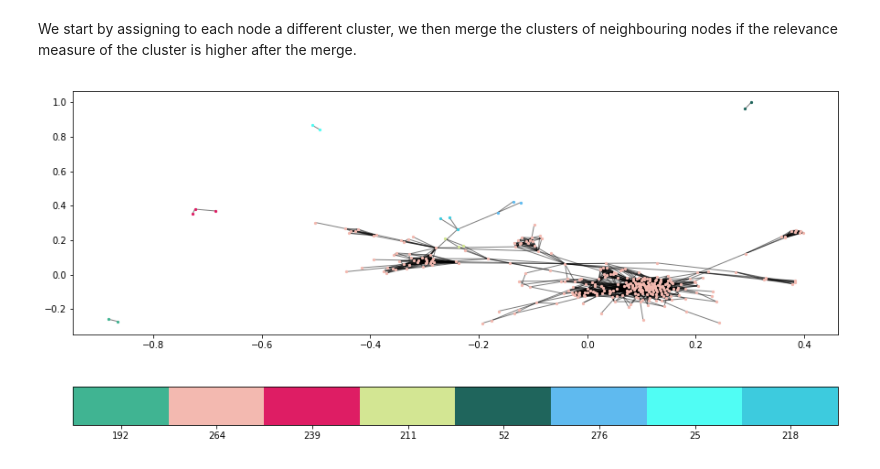
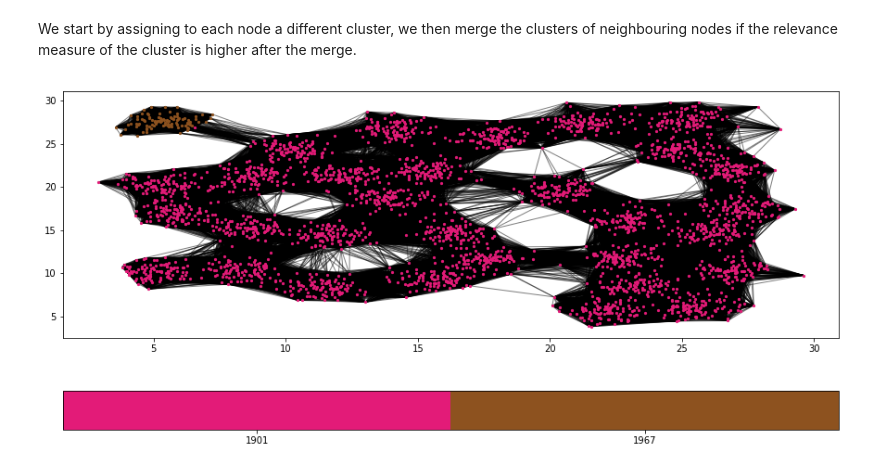
Before and after one commit to barbafrank/LCP_projects_Y2, a Jupyter notebook: Clustering2.ipynb, the cells around one changed output. Cells and saved outputs as stored; diff of their text form; code cells hidden in the pictures.

Commit message:
changed clustering 2 to use new libs

```diff
--- a/Clustering2.ipynb
+++ b/Clustering2.ipynb
@@ -69,0 +42,10 @@ axs[1].spy(L_mat_T)
+# %%
+plt.figure()
+plt.spy(A_mat)
+plt.show()
+
+L_T = transposeEdgelist(L, True)
+L_mat_T = list2matrix(L_T)
+plt.figure()
+plt.spy(L_mat_T)
+plt.show()
@@ -81,22 +66,22 @@ def cluster_std(nodes, measure):
     clust_measure = measure[nodes]
     if clust_measure.shape[0] <= 1:
         return 0.
-    return 1./clust_measure.std()
+    return 1/(clust_measure.std())
 # %%
 # get in/out degrees
-inDeg, outDeg = getInOutDegree(L)
+inDeg = np.sum(L_mat_T, axis=1)
+outDeg = np.sum(L_mat_T, axis=0)
 
 # get the ratio between the two
-ratio = np.array(inDeg)/np.array(outDeg)
-ratio[np.array(inDeg)<=1e-15] = 0
-ratio[np.array(outDeg)<=1e-15] = 0
+ratio = inDeg/outDeg
+ratio[inDeg<=1e-15] = 0
+ratio[outDeg<=1e-15] = 0
 
 # and the average degree of the neighbours
 avgNeighsInDeg = [0.]*N
 avgNeighsOutDeg = [0.]*N
 
-for i, edge_list in enumerate(A):
-    node_list = [edge[0] for edge in edge_list]
+for i, node_list in enumerate(A):
     avgNeighsInDeg[i] = getNeighsAvgDegree(node_list, inDeg)
     avgNeighsOutDeg[i] = getNeighsAvgDegree(node_list, outDeg)
 
@@ -148,7 +122,7 @@ plt.show()
 We start by assigning to each node a different cluster, we then merge the clusters of neighbouring nodes if the relevance measure of the cluster is higher after the merge.
 # %%
 # A and L are expected in edgelist form, measure is a numpy array
-def cluster(A, L, measure):
+def cluster(A, L, measure, order):
     # node id 0->N-1
     clusters = np.arange(len(A), dtype=int)
     idxs = np.arange(len(A), dtype=int)
@@ -161,8 +135,9 @@ def cluster(A, L, measure):
         flag = False
         old_clusts = np.array(clusters)
         # for each node
-        for n, c in enumerate(clusters):
+        for n, c in enumerate(clusters[order]):
             # extract the current cluster
+            n = order[n]
             curr_cluster = idxs[clusters==c]
             # follow the link that corresponds to it's maximum relevance
             weights = np.array([e[1] for e in L[n]])[link_to_follow[n]]
@@ -180,7 +155,6 @@ def cluster(A, L, measure):
                         split = 0
                     else:
                         split = 2*clust1*clust2/(clust1**2+clust2**2)
-                        #split = np.sqrt(clust1**2+clust2**2)
                     #print("node:", n, "merge:", merge, "split", split)
                     if merge > split:
                         clusters[neigh_cluster] = c
@@ -191,8 +165,8 @@ def cluster(A, L, measure):
     return clusters
 # %%
 measure = np.array(avgNeighsInDeg)
-measure = measure/measure.max()
-clusters = cluster(A_prime, L_T_prime, measure)
-pos, _ = plotNetworkClusters(A_mat_prime, list(clusters.astype(int)), 5, draw_edges=True)
+order = np.argsort(measure)
+clusters = cluster(A, L_T, measure, order)
+pos, _ = plotNetworkClusters(A_mat, list(clusters.astype(int)), 5, draw_edges=True, pos=positions)
 # %% [output]
-[figure, old version]
+[figure, new version]
```
Also changed, not shown: parts of 15 cells of this notebook.
